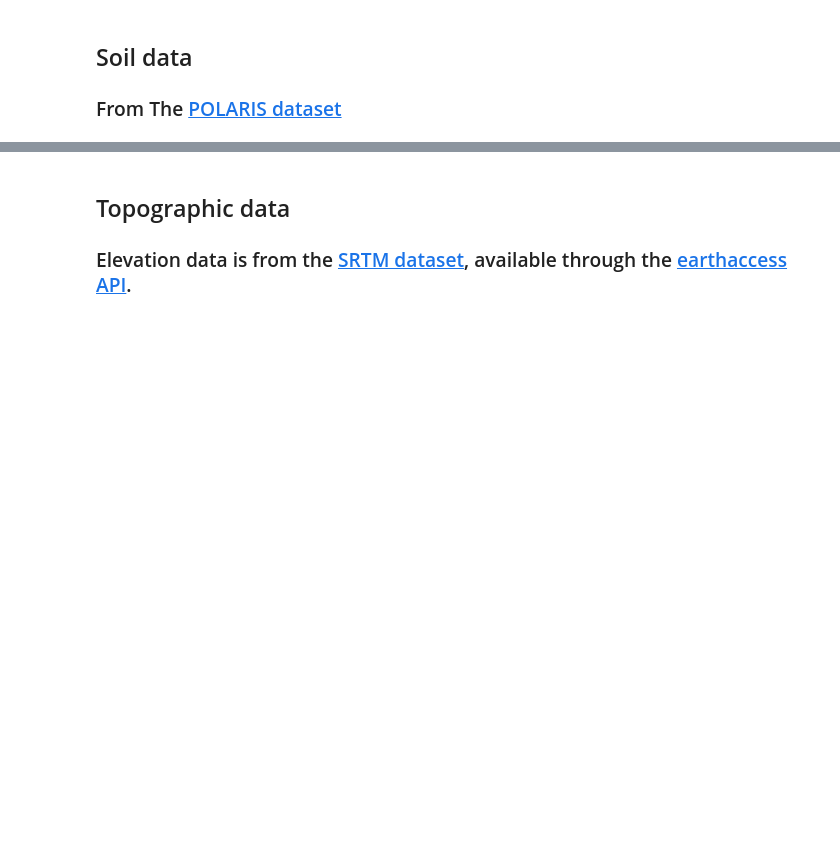
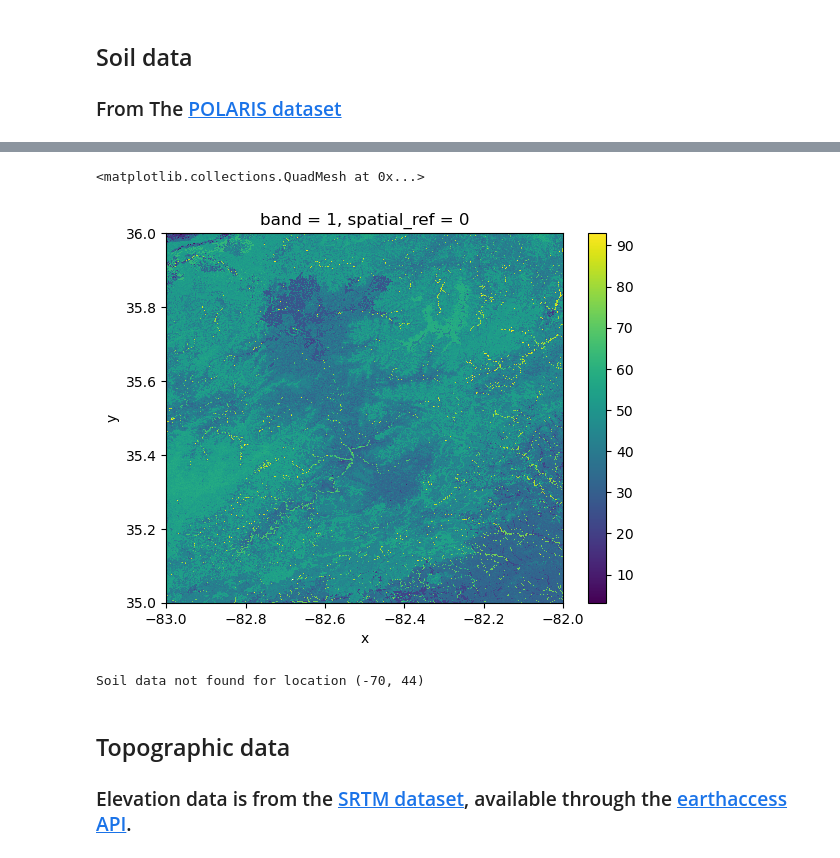
Before and after one commit to earthlab-education/habitat-suitability-BioNCphilic, a Jupyter notebook: climate.ipynb, the cells around one changed output, grey strips where cells are left out. Cells and saved outputs as stored; diff of their text form; code cells hidden in the pictures; blank space fills up the shorter version.

Commit message:
NC soil data

```diff
--- a/climate.ipynb
+++ b/climate.ipynb
@@ -378,3 +398,24 @@ else:
+# %%
+soil_data_at_location.plot()
+# %% [output]
+<matplotlib.collections.QuadMesh at 0x...>
+[figure, added]
+# %%
+soil_data_results = get_soil_data_multiple_locations(
+    franklin_bounds_min_lon,
+    franklin_bounds_min_lat,
+    franklin_bounds_max_lon,
+    franklin_bounds_max_lat,
+    )
+
+# Accessing the soil data for Franklin County
+if (-70, 44) in soil_data_results:
+    soil_data_at_location = soil_data_results[(-70, 44)]
+    print(soil_data_at_location)
+else:
+    print("Soil data not found for location (-70, 44)")
+# %% [output]
+Soil data not found for location (-70, 44)
 # %% [markdown]
 ## Topographic data
 ### Elevation data is from the [SRTM dataset](https://www.earthdata.nasa.gov/data/instruments/srtm), available through the [earthaccess API](https://earthaccess.readthedocs.io/en/latest/quick-start/).
```
Also changed, not shown: parts of 2 cells of this notebook.
